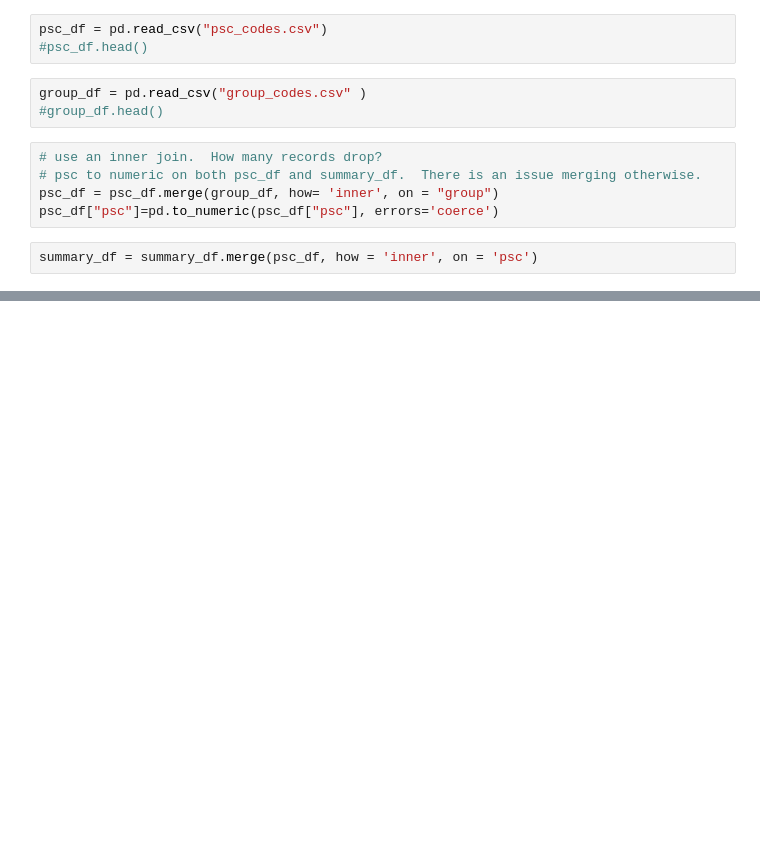
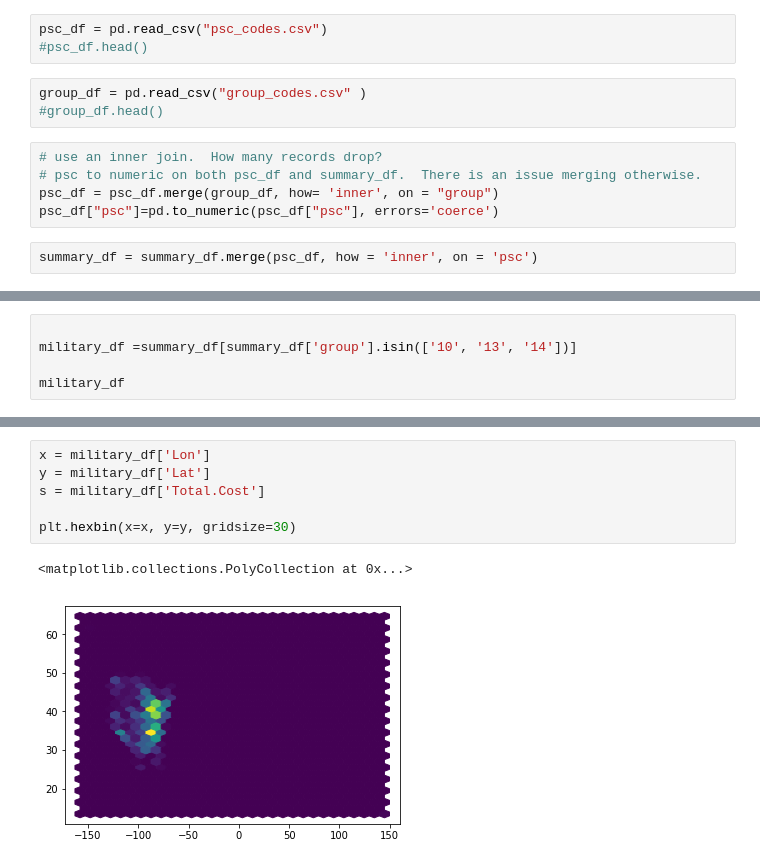
Before and after one commit to jkennedy74/DataViz_Project1, a Jupyter notebook: 1033 Data.ipynb, the cells around one changed output, grey strips where cells are left out. Saved outputs shown, nothing was run; the diff lists cells and outputs as text; blank space fills up the shorter version.

```diff
--- a/1033 Data.ipynb
+++ b/1033 Data.ipynb
@@ -76,0 +115,5 @@ summary_df.to_csv("summary_df.csv")
+# %%
+
+military_df =summary_df[summary_df['group'].isin(['10', '13', '14'])]
+
+military_df
@@ -76,0 +139,9 @@ summary_df.to_csv("summary_df.csv")
+# %%
+x = military_df['Lon']
+y = military_df['Lat']
+s = military_df['Total.Cost']
+
+plt.hexbin(x=x, y=y, gridsize=30)
+# %% [output]
+<matplotlib.collections.PolyCollection at 0x...>
+[figure, added]
```
Also changed, not shown: parts of 14 cells of this notebook, 2 other files.
